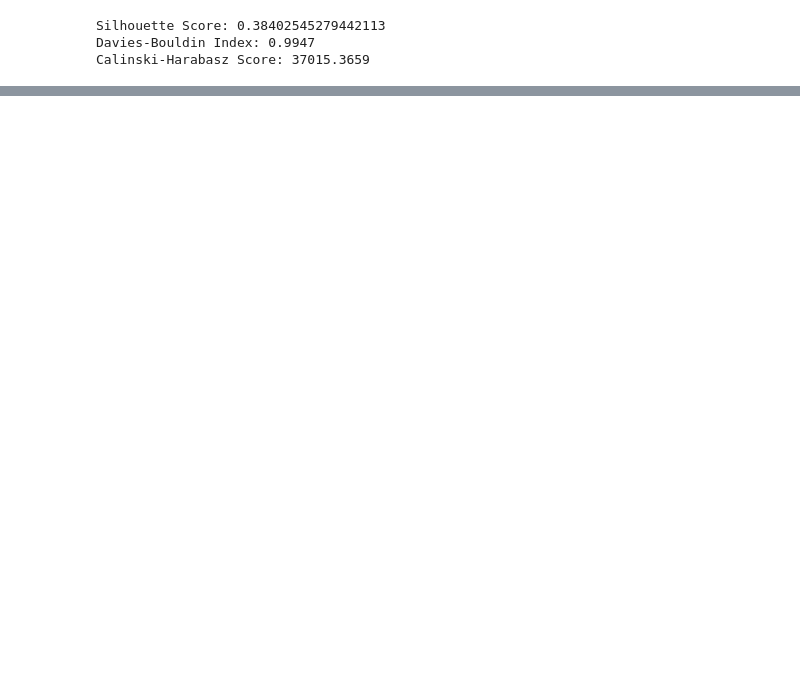
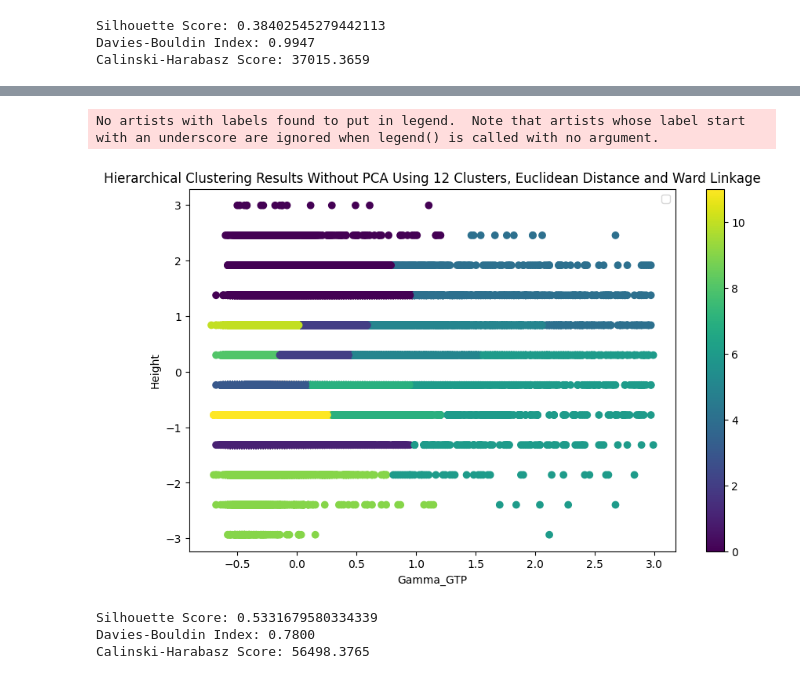
Before and after one commit to philippollmann/it3212-group7-assignment4, a Jupyter notebook: hierarchical_clustering.ipynb, the cells around one changed output, grey strips where cells are left out. Cells and saved outputs as stored; diff of their text form; code cells hidden in the pictures; blank space fills up the shorter version.

```diff
--- a/hierarchical_clustering.ipynb
+++ b/hierarchical_clustering.ipynb
@@ -26,8 +34,4 @@ print(len(pca_largest_sample))
 # %%
-# Create and train the Hierarchical clustering model
-hc = AgglomerativeClustering(n_clusters=2, metric='euclidean', linkage='ward')
-labels = hc.fit_predict(pca_largest_sample)
-
 # Create a dendrogram
 plt.figure(figsize=(10, 7))
 dendrogram = sch.dendrogram(sch.linkage(pca_largest_sample, method='ward'))
@@ -80,0 +136,34 @@ Calinski-Harabasz Score: 37015.3659
+# %%
+# Calculate the centroids
+unique_labels_gammagtp = np.unique(labels_height_gammagtp)
+centroids = np.array([X_largest_sample[labels == label].mean(axis=0) for label in unique_labels_gammagtp])
+
+# Visualize the results
+plt.figure(figsize=(10, 6))
+scatter = plt.scatter(X_largest_sample['gamma_GTP'], X_largest_sample['height'], c=labels_height_gammagtp, cmap='viridis')
+plt.colorbar(scatter)
+#plt.scatter(centroids[:, 0], centroids[:, 1], c='red', marker='x', s=100, label='Centroids')
+plt.title('Hierarchical Clustering Results Without PCA Using 12 Clusters, Euclidean Distance and Ward Linkage')
+plt.xlabel('Gamma_GTP')
+plt.ylabel('Height')
+plt.legend()
+plt.show()
+# %% [output]
+No artists with labels found to put in legend.  Note that artists whose label start with an underscore are ignored when legend() is called with no argument.
+[figure, added]
+# %%
+# Calculate Silhouette Score
+silhouette_avg = silhouette_score(X_largest_sample, labels_height_gammagtp)
+print("Silhouette Score:", silhouette_avg)
+
+# Calculate Davies-Bouldin Index
+db_index = davies_bouldin_score(X_largest_sample, labels_height_gammagtp)
+print(f'Davies-Bouldin Index: {db_index:.4f}')
+
+# Calculate Calinski-Harabasz Index
+ch_score = calinski_harabasz_score(X_largest_sample, labels_height_gammagtp)
+print(f'Calinski-Harabasz Score: {ch_score:.4f}')
+# %% [output]
+Silhouette Score: 0.5331679580334339
+Davies-Bouldin Index: 0.7800
+Calinski-Harabasz Score: 56498.3765
```
Also changed, not shown: parts of 9 cells of this notebook.
